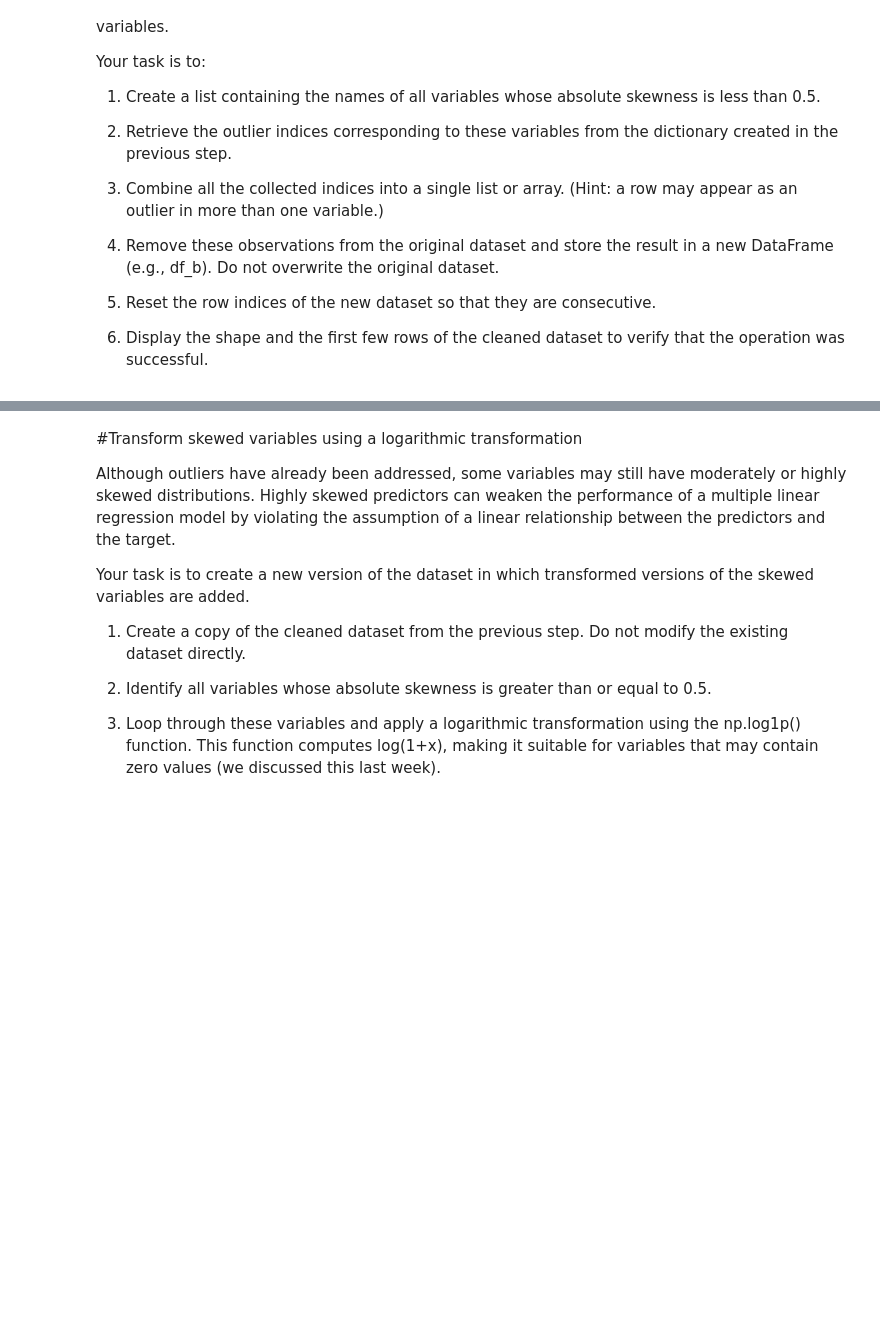
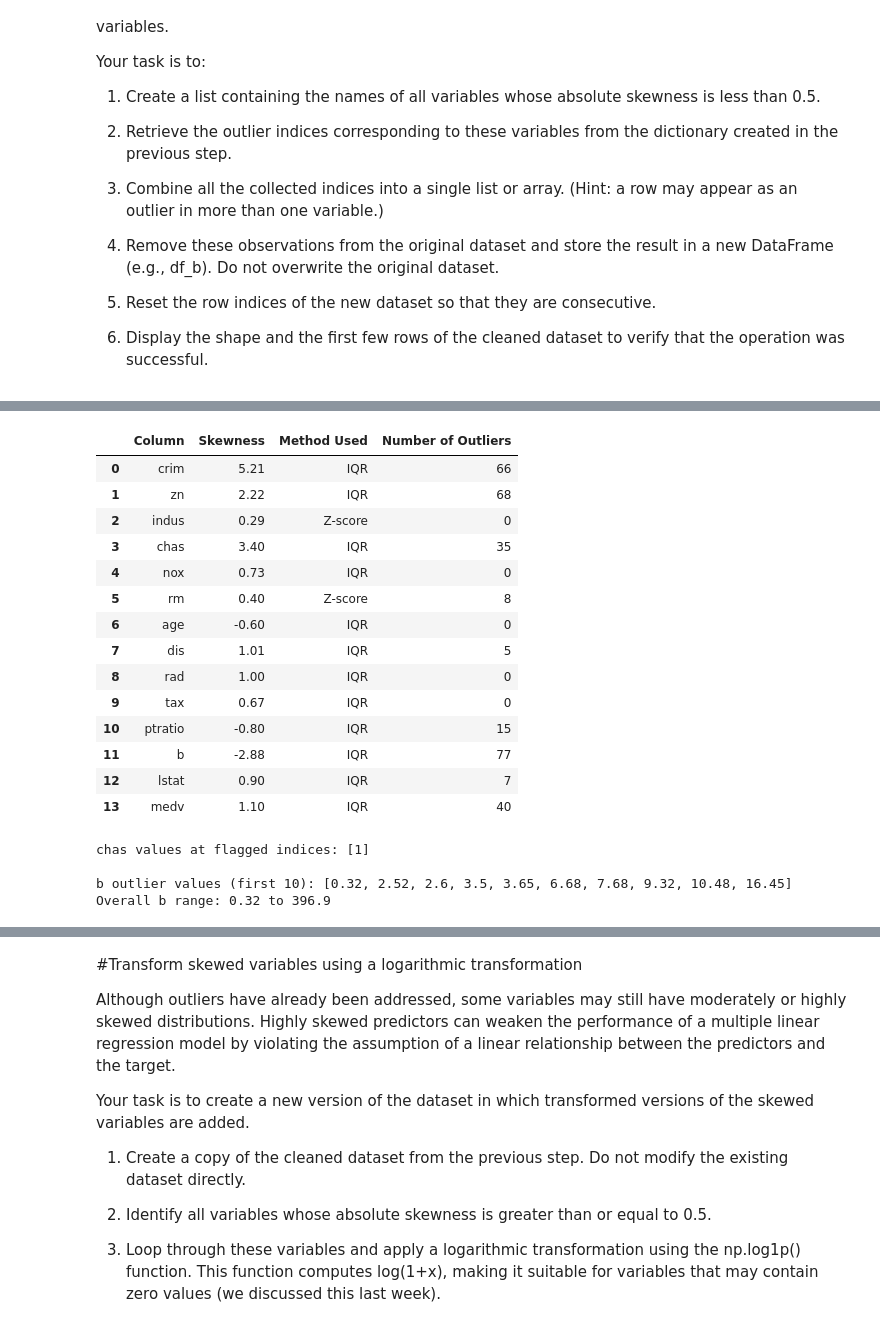
Before and after one commit to JoseAlberto88/Predictive-Analytics-, a Jupyter notebook: DAMO510_Module_03_in_Class_Activity_StarterCode.ipynb, the cells around one changed output, grey strips where cells are left out. Saved outputs shown, nothing was run; the diff lists cells and outputs as text; code cells hidden in the pictures; blank space fills up the shorter version.

```diff
--- a/DAMO510_Module_03_in_Class_Activity_StarterCode.ipynb
+++ b/DAMO510_Module_03_in_Class_Activity_StarterCode.ipynb
@@ -336,0 +357,76 @@ Your task is to:
+# %%
+# This command (code) wil help us to create a DataFrame in which we check the skwenss, the method and the number of outliers for each numerical table
+
+from scipy.stats import zscore
+
+outlier_results = {}
+
+for col in df.columns:
+    col_skew = skew(df[col])
+
+    if abs(col_skew) < 0.5:
+        # Symmetric then Z-score method
+        z_scores = zscore(df[col])
+        outlier_mask = abs(z_scores) > 3
+        method_used = "Z-score"
+    else:
+        # Skewed then IQR method
+        Q1 = df[col].quantile(0.25)
+        Q3 = df[col].quantile(0.75)
+        IQR = Q3 - Q1
+        lower_bound = Q1 - 1.5 * IQR
+        upper_bound = Q3 + 1.5 * IQR
+        outlier_mask = (df[col] < lower_bound) | (df[col] > upper_bound)
+        method_used = "IQR"
+
+    outlier_indices = df.index[outlier_mask].tolist()
+
+    outlier_results[col] = {
+        "Skewness": round(col_skew, 2),
+        "Method Used": method_used,
+        "Number of Outliers": len(outlier_indices),
+        "Outlier Indices": outlier_indices
+    }
+
+# Build a summary table (indices omitted here for readability; full lists are in outlier_results)
+outlier_summary = pd.DataFrame([
+    {
+        "Column": col,
+        "Skewness": info["Skewness"],
+        "Method Used": info["Method Used"],
+        "Number of Outliers": info["Number of Outliers"]
+    }
+    for col, info in outlier_results.items()
+])
+
+outlier_summary
+# %% [output]
+|  | Column | Skewness | Method Used | Number of Outliers |
+| 0 | crim | 5.21 | IQR | 66 |
+| 1 | zn | 2.22 | IQR | 68 |
+| 2 | indus | 0.29 | Z-score | 0 |
+| 3 | chas | 3.40 | IQR | 35 |
+| 4 | nox | 0.73 | IQR | 0 |
+| 5 | rm | 0.40 | Z-score | 8 |
+| 6 | age | -0.60 | IQR | 0 |
+| 7 | dis | 1.01 | IQR | 5 |
+| 8 | rad | 1.00 | IQR | 0 |
+| 9 | tax | 0.67 | IQR | 0 |
+| 10 | ptratio | -0.80 | IQR | 15 |
+| 11 | b | -2.88 | IQR | 77 |
+| 12 | lstat | 0.90 | IQR | 7 |
+| 13 | medv | 1.10 | IQR | 40 |
+# %%
+# Confirm chas outliers are exactly the minority class
+chas_outliers = outlier_results['chas']['Outlier Indices']
+print("chas values at flagged indices:", df.loc[chas_outliers, 'chas'].unique())
+
+# Confirm which direction b's outliers fall
+b_outliers = outlier_results['b']['Outlier Indices']
+print("\nb outlier values (first 10):", sorted(df.loc[b_outliers, 'b'])[:10])
+print("Overall b range:", df['b'].min(), "to", df['b'].max())
+# %% [output]
+chas values at flagged indices: [1]
+
+b outlier values (first 10): [0.32, 2.52, 2.6, 3.5, 3.65, 6.68, 7.68, 9.32, 10.48, 16.45]
+Overall b range: 0.32 to 396.9
```
Also changed, not shown: parts of 11 cells of this notebook.
